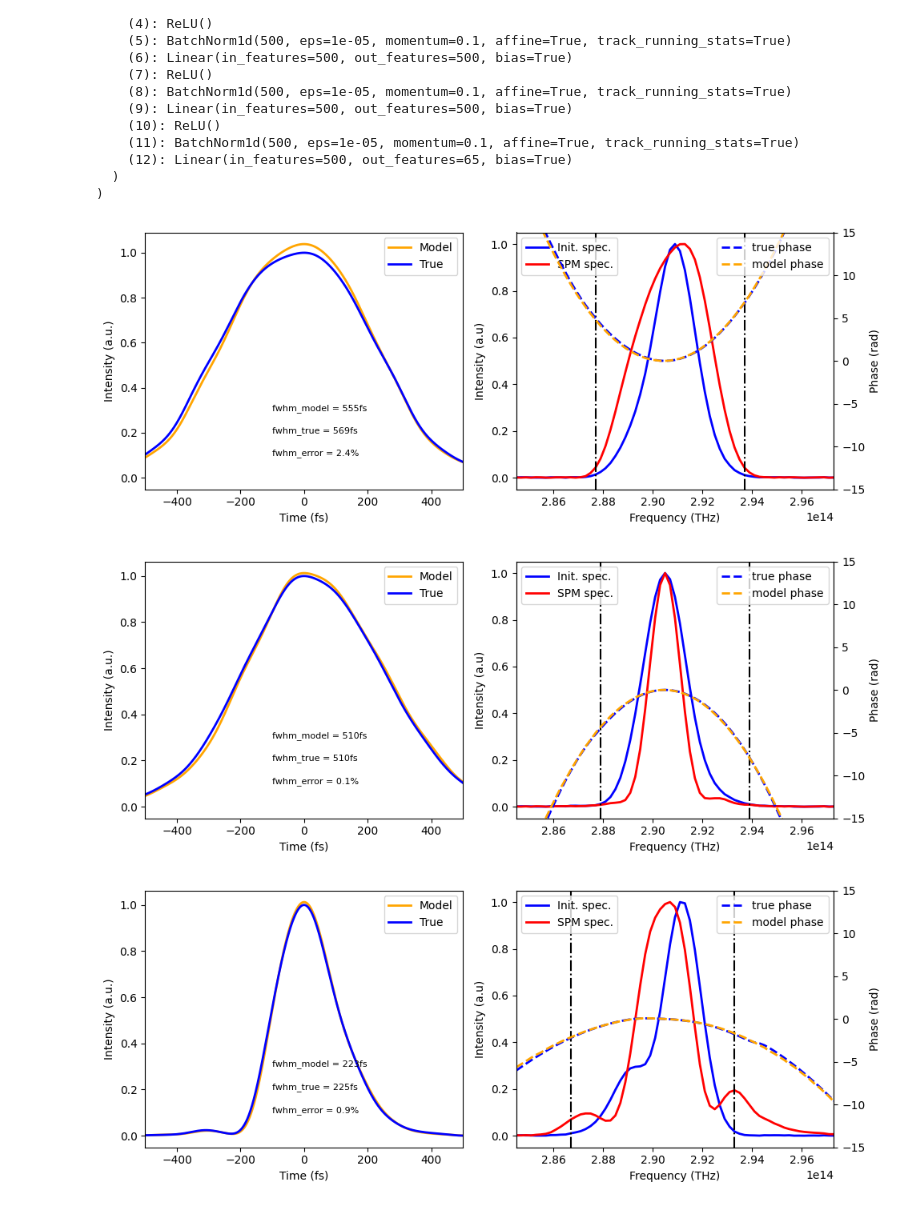
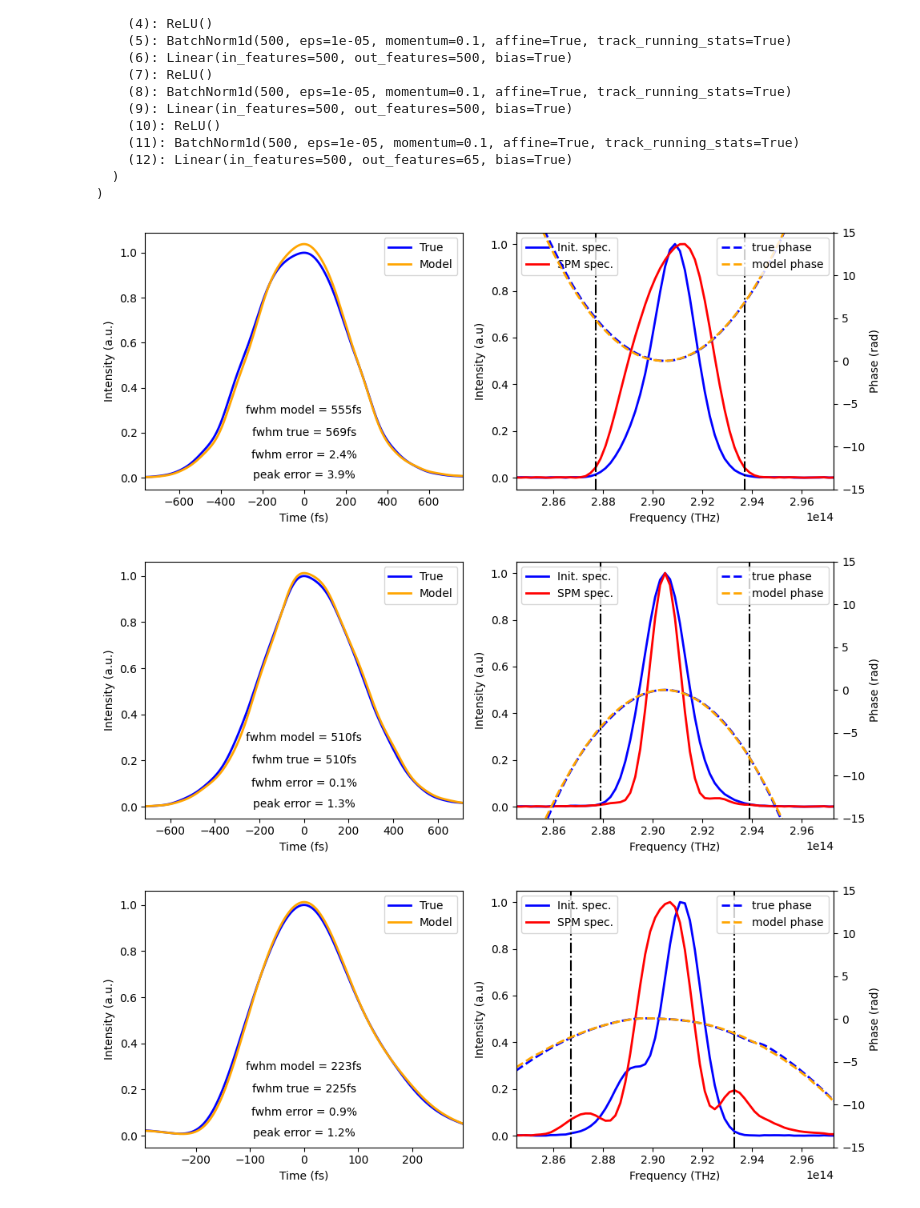
Before and after one commit to YaroslavRomanovskiy/NS271_Romanovskii, a Jupyter notebook: Example_to_Plot_results.ipynb, the cells around one changed output. Drawn from its saved outputs; the diff is of its cells as text; code cells hidden in the pictures.

```diff
--- a/Example_to_Plot_results.ipynb
+++ b/Example_to_Plot_results.ipynb
@@ -246,21 +247,27 @@ def Plot_temporal_comparison_for_Example(freq_input, intensity, intensity_SPM,
     fig, ax1 = plt.subplots(figsize = (10,4), nrows=1, ncols=2)
 
     #plot temporal
+    ax1[0].plot(tshft2*1e15, intensity_temp_true, color='blue', label = 'True',  lw = 2)
     ax1[0].plot(tshft*1e15, intensity_temp_model, color='orange', label = 'Model',  lw = 2)
-    ax1[0].plot(tshft2*1e15, intensity_temp_true, color='blue', label = 'True',  lw = 2)
+
     fwhm_model = tshft[intensity_temp_model>0.5][-1] - tshft[intensity_temp_model>0.5][0]
     #print('fwhm_model = ', round(fwhm_model*1e15), 'fs')
     fwhm_true = tshft2[intensity_temp_true>0.5][-1] - tshft2[intensity_temp_true>0.5][0]
+    #print(tshft2[intensity_temp_true>0.5][-1])
+    #print(tshft2[intensity_temp_true>0.5][0])
     #print('fwhm_true = ', round(fwhm_true*1e15), 'fs')
     #print('fwhm_error = ', round(100*(fwhm_model-fwhm_true)/fwhm_true,1), '%')
-
-    ax1[0].set_xlim((-500,500))
+    left_xlim = tshft2[intensity_temp_true>0.5][-1] * 1e15
+    right_xlim = tshft2[intensity_temp_true>0.5][0] * 1e15
+    limit = max([np.abs(left_xlim), np.abs(right_xlim)])
+    ax1[0].set_xlim(round(-limit*5/2), round(limit*5/2))
     ax1[0].set_xlabel('Time (fs)')
     ax1[0].set_ylabel('Intensity (a.u.)')
     ax1[0].legend()
-    ax1[0].text(-100, 0.3, 'fwhm_model = '+str(round(fwhm_model*1e15))+'fs', fontsize=8)
-    ax1[0].text(-100, 0.2, 'fwhm_true = '+str(round(fwhm_true*1e15))+'fs', fontsize=8)
-    ax1[0].text(-100, 0.1, 'fwhm_error = '+ str(round(100*(np.abs(fwhm_model-fwhm_true))/fwhm_true,1))+ '%', fontsize=8)
+    ax1[0].text(0, 0.3, 'fwhm model = '+str(round(fwhm_model*1e15))+'fs', fontsize=10, va = 'center',ha='center',)
+    ax1[0].text(0, 0.2, 'fwhm true = '+str(round(fwhm_true*1e15))+'fs', fontsize=10, va = 'center',ha='center',)
+    ax1[0].text(0, 0.1, 'fwhm error = '+ str(round(100*(np.abs(fwhm_model-fwhm_true))/fwhm_true,1))+ '%', fontsize=10, va = 'center',ha='center',)
+    ax1[0].text(0, 0.01, 'peak error = '+ str(round(100*(np.abs(intensity_temp_model.max()-1)),1))+ '%', fontsize=10, va = 'center',ha='center',)
 
     #plot spectrum
     ax1[1].set_xlabel('Frequency (THz)')
@@ -289,20 +296,14 @@ def Plot_temporal_comparison_for_Example(freq_input, intensity, intensity_SPM,
     plt.show()
 # %%
 index_reference = [166, 9015, 3061, 5808, 9557, 7240, 1557]
-model_phase = np.zeros((len(index_reference),65))
-model.eval()
-i=0
-for idx in index_reference:
-    x = x_test_scaled[index_reference[i]].unsqueeze(0)#.cuda()
-    model_phase[i] = model(x).squeeze(0).cpu().detach().numpy() * std_phase + mean_phase
-    i=i+1
 
-k=0
-for i in range(6):
-    Plot_temporal_comparison_for_Example(new_freq, np.exp(x_test[index_reference[k]][0:65]), np.exp(x_test[index_reference[k]][65:]),
-                                         y_test[index_reference[k]], model_phase[i])
-    k=k+1
+for i, idx in enumerate(index_reference):
+    x = x_test_scaled[idx].unsqueeze(0)#.cuda()
+    model_phase = model(x).squeeze(0).cpu().detach().numpy() * std_phase + mean_phase
+    Plot_temporal_comparison_for_Example(new_freq, np.exp(x_test[idx][0:65]),
+                                         np.exp(x_test[idx][65:]),
+                                         y_test[idx], model_phase)
 # %% [output]
-[figure, old version]
+[figure, new version]
-[figure, old version]
+[figure, new version]
-[figure, old version]
+[figure, new version]
```
Also changed, not shown: parts of 3 cells of this notebook.
